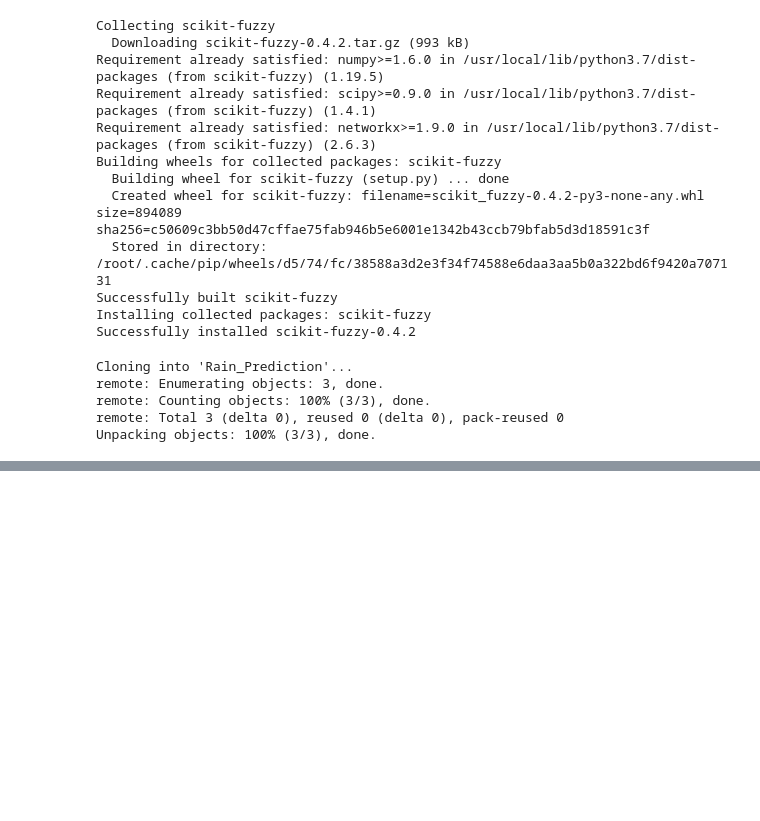
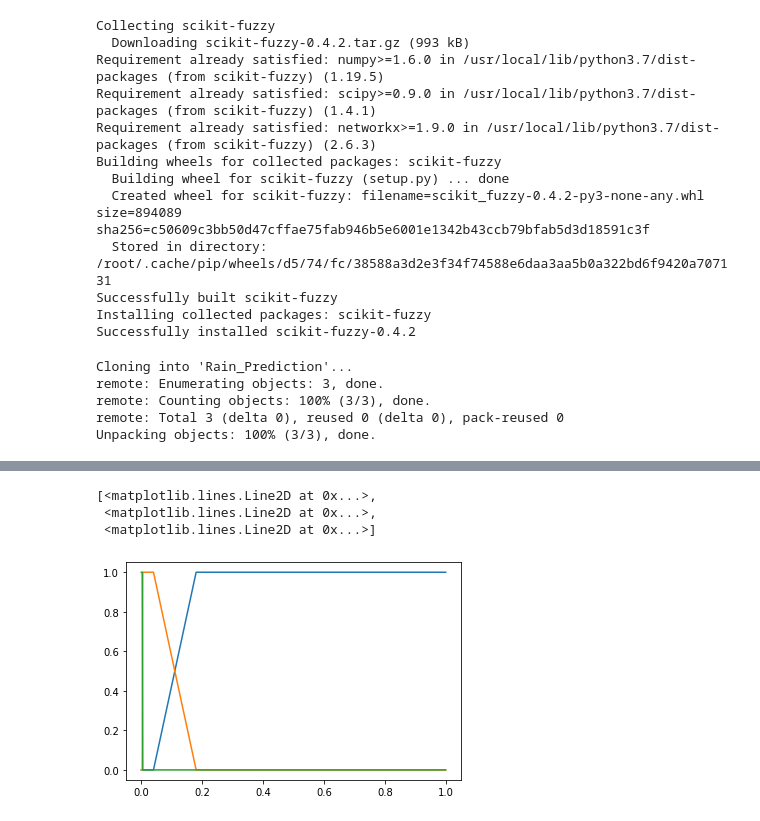
Before and after one commit to IssacChew/Rain_Prediction, a Jupyter notebook: Rain_Prediction.ipynb, the cells around one changed output, grey strips where cells are left out. Cells and saved outputs as stored; diff of their text form; code cells hidden in the pictures; blank space fills up the shorter version.

```diff
--- a/Rain_Prediction.ipynb
+++ b/Rain_Prediction.ipynb
@@ -25,0 +85,7 @@ Unpacking objects: 100% (3/3), done.
+# %%
+plt.plot(rate,rate_rc,rate,rate_sc,rate,rate_s)
+# %% [output]
+[<matplotlib.lines.Line2D at 0x...>,
+ <matplotlib.lines.Line2D at 0x...>,
+ <matplotlib.lines.Line2D at 0x...>]
+[figure, added]
```
Also changed, not shown: parts of 11 cells of this notebook.
